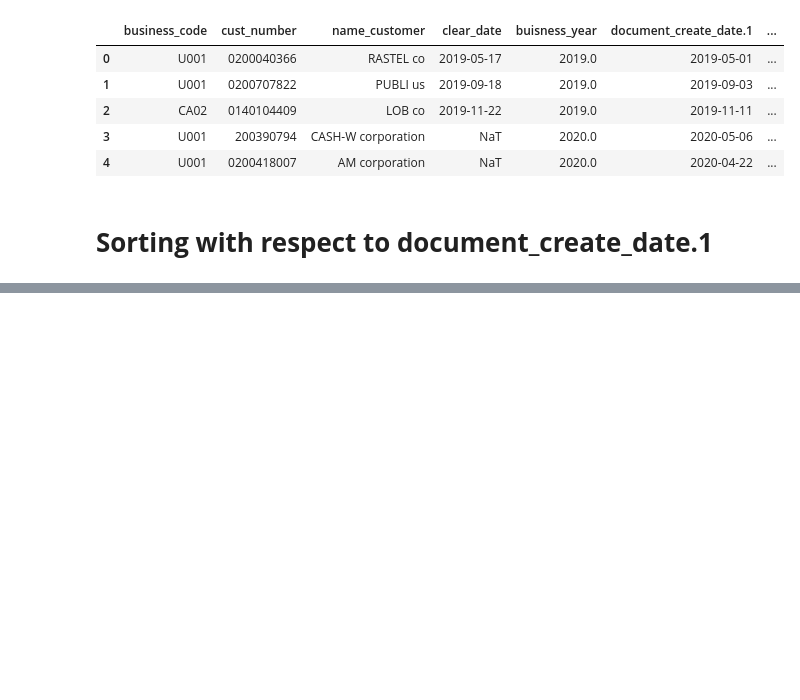
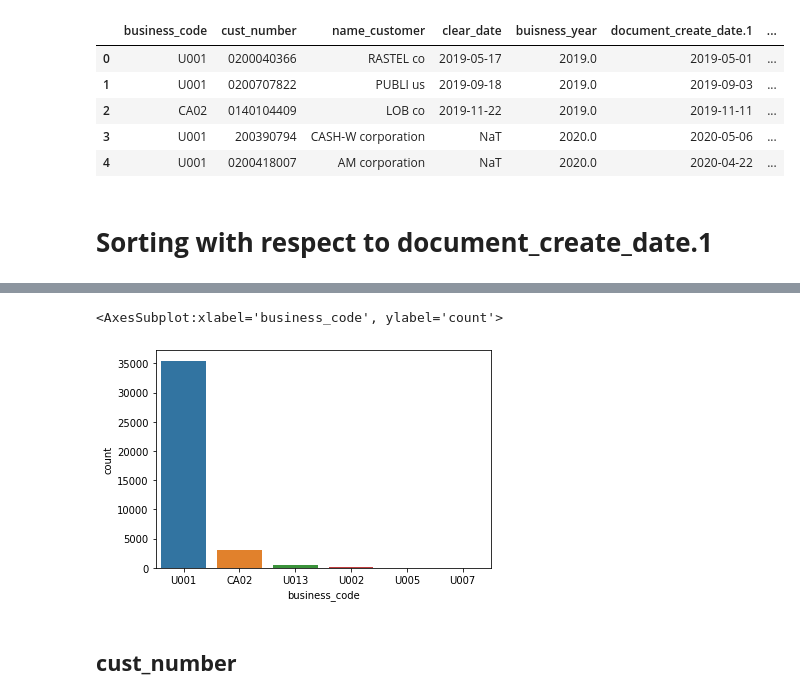
Before and after one commit to souvikpal2000/B2B-Invoice-Management-Application, a Jupyter notebook: InvoiceML.ipynb, the cells around one changed output, grey strips where cells are left out. Saved outputs shown, nothing was run; the diff lists cells and outputs as text; code cells hidden in the pictures; blank space fills up the shorter version.

```diff
--- a/InvoiceML.ipynb
+++ b/InvoiceML.ipynb
@@ -462,0 +477,4 @@ Name: delay, Length: 9685, dtype: float64
+# %%
+trainData = df[df.clear_date.notnull()].reset_index()
+trainData.drop(columns=['index'], inplace=True)
+trainData
@@ -462,0 +547,7 @@ Name: delay, Length: 9685, dtype: float64
+# %%
+sns.countplot(x = trainData['business_code'])
+# %% [output]
+<AxesSubplot:xlabel='business_code', ylabel='count'>
+[figure, added]
+# %% [markdown]
+## **cust_number**
```
Also changed, not shown: parts of 34 cells of this notebook.
